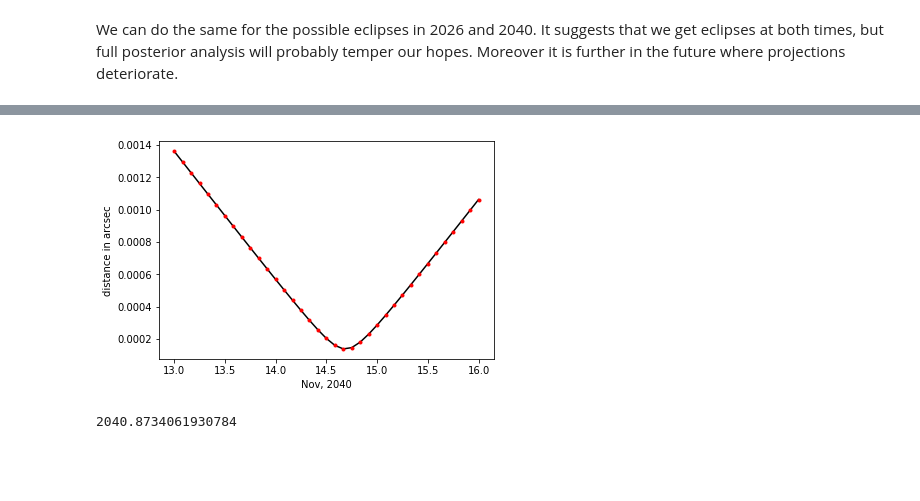
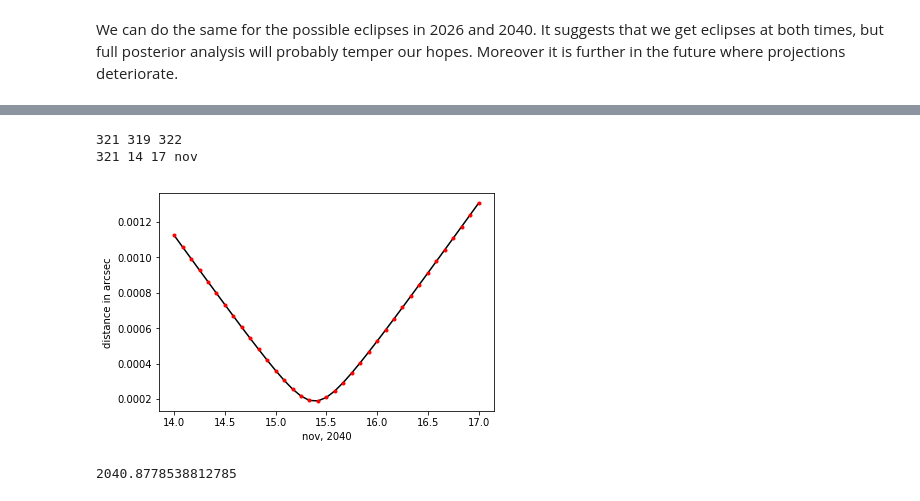
Before and after one commit to dokester/BayesicFitting, a Jupyter notebook: BayesicFitting/examples/alphaComae.ipynb, the cells around one changed output, grey strips where cells are left out. Saved outputs shown, nothing was run; the diff lists cells and outputs as text; code cells hidden in the pictures; blank space fills up the shorter version.

```diff
--- a/BayesicFitting/examples/alphaComae.ipynb
+++ b/BayesicFitting/examples/alphaComae.ipynb
@@ -383,25 +436,43 @@ print( fmt( ym ), fmt( day ), fmt( 1000 * rs[mn] ) )
 # %%
+mnts[1] = 29       ## 2040 is leap year
+ys = numpy.linspace( 140., 141., 367, dtype=float )   # 1 leap years in days
+xs = mdl.result( ys, par )
+rs = numpy.sqrt( numpy.square( xs[:,0] ) + numpy.square( xs[:,1] ) )
+krs = numpy.argmin( rs )
+
+k0 = math.floor( krs - 2 )
+k1 = math.ceil( krs + 1 )
+print( krs, k0, k1 )
 npt = 37
-y0 = 2040.0 + 318/366       # 13 nov 2040 ( is leap year )
-y1 = 2040.0 + 321/366       # 16 nov
-#print( y0, y1 )
+y0 = 2040.0 + k0/365
+y1 = 2040.0 + k1/365
+for j in range( 12 ):
+    mname = mnms[j]
+    if k0 - mnts[j] < 0 :
+        break
+    k0 -= mnts[j]
+    k1 -= mnts[j]
+
+print( krs, k0, k1, mname )
 
 ys = numpy.linspace( y0-1900, y1-1900, npt )
 xs = mdl.result( ys, par )
 rs = numpy.sqrt( numpy.square( xs[:,0] ) + numpy.square( xs[:,1] ) )
-nov = numpy.linspace( 13, 16, npt )
+nov = numpy.linspace( k0, k1, npt )
 #plt.plot( ys, rs, 'k.' )
 plt.plot( nov, rs, 'k-' )
 plt.plot( nov, rs, 'r.' )
-plt.xlabel( "Nov, 2040" )
+plt.xlabel( mname + ", 2040" )
 plt.ylabel( "distance in arcsec" )
 plt.show()
 mn = numpy.argmin( rs )
 ysm = ys[mn] + 1900
 print( ysm )
 ym = int( ysm )
 day = 366.0 * ( ysm - ym )
 #print( fmt( ym ), fmt( day ), fmt( 1000 * rs[mn] ) )
 # %% [output]
+321 319 322
+321 14 17 nov
-[figure, old version]
+[figure, new version]
-2040.8734061930784
+2040.8778538812785
```
Also changed, not shown: parts of 6 cells of this notebook, 13 other files.
